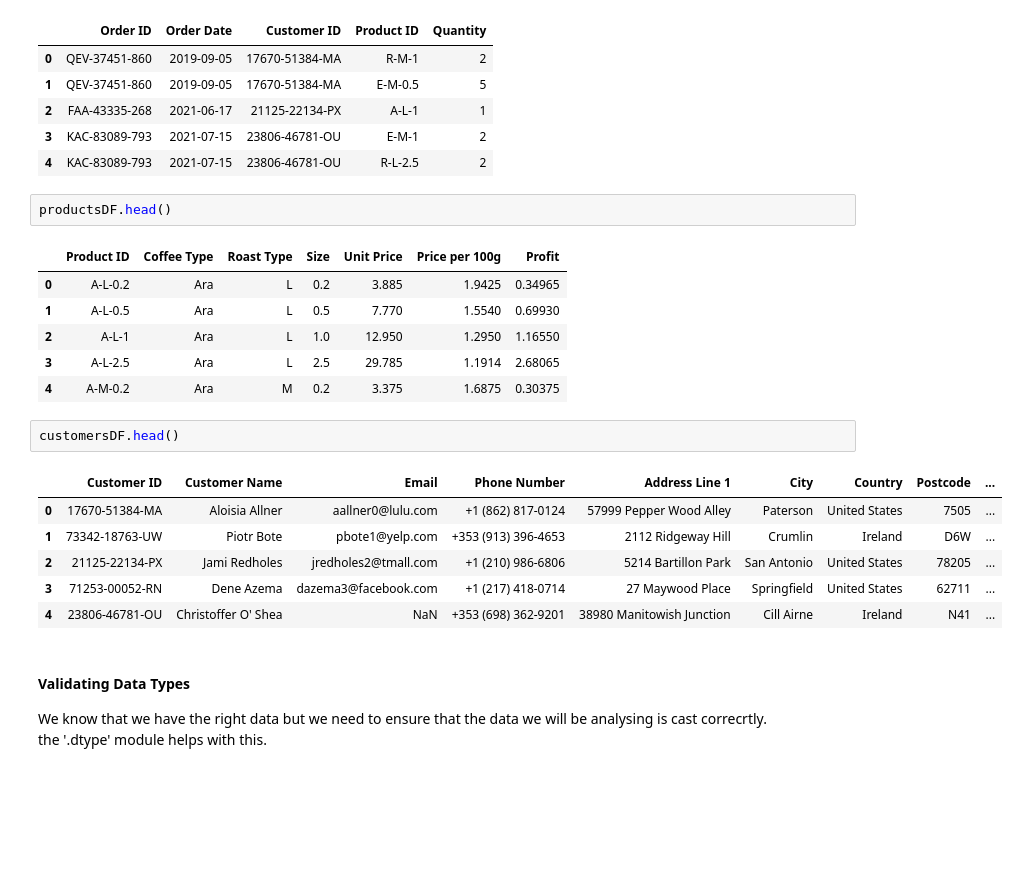
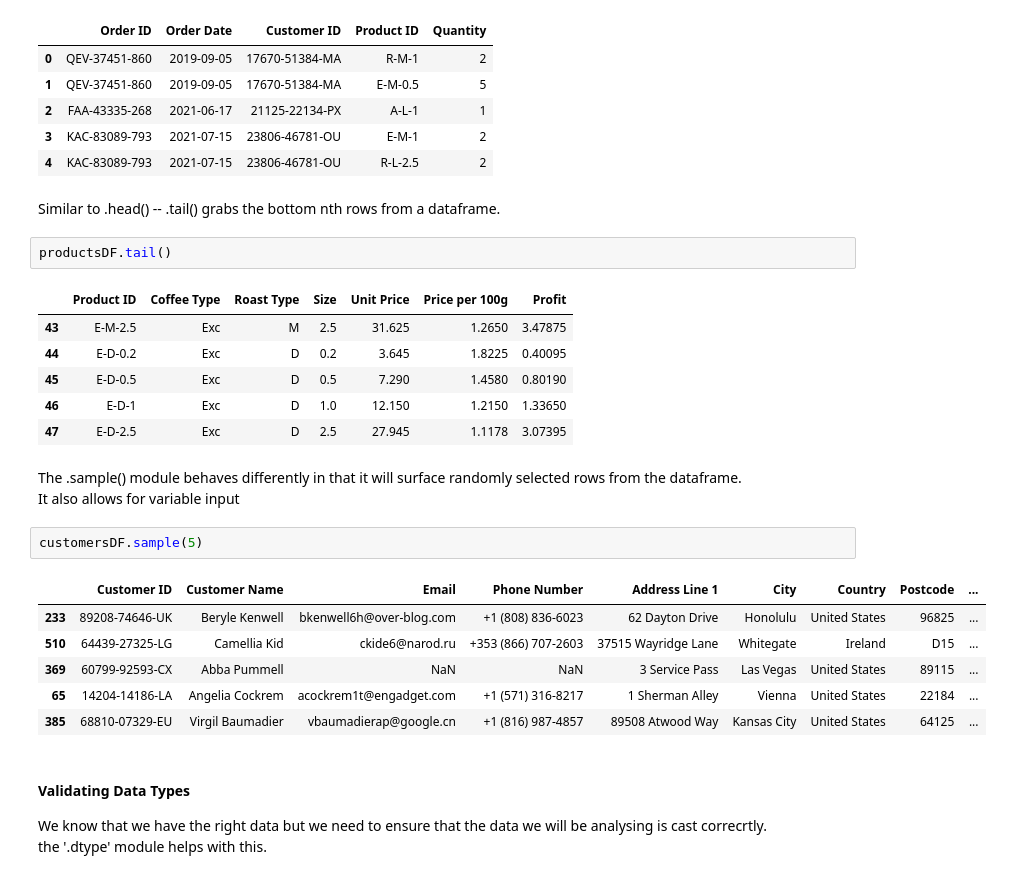
Before and after one commit to Mhinolv/Coffee-Shop, a Jupyter notebook: Python/Pandas Playground.ipynb, the cells around one changed output. Cells and saved outputs as stored; diff of their text form; blank space fills up the shorter version.

Commit message:
adding Pandas cheatsheet; added info(), describe() and sample() to Pandas Playground

```diff
--- a/Python/Pandas Playground.ipynb
+++ b/Python/Pandas Playground.ipynb
@@ -34,24 +38,29 @@ ordersDF.head()
 | 2 | FAA-43335-268 | 2021-06-17 | 21125-22134-PX | A-L-1 | 1 |
 | 3 | KAC-83089-793 | 2021-07-15 | 23806-46781-OU | E-M-1 | 2 |
 | 4 | KAC-83089-793 | 2021-07-15 | 23806-46781-OU | R-L-2.5 | 2 |
+# %% [markdown]
+Similar to .head() -- .tail() grabs the bottom nth rows from a dataframe.
 # %%
-productsDF.head()
+productsDF.tail()
 # %% [output]
 |  | Product ID | Coffee Type | Roast Type | Size | Unit Price | Price per 100g | Profit |
-| 0 | A-L-0.2 | Ara | L | 0.2 | 3.885 | 1.9425 | 0.34965 |
-| 1 | A-L-0.5 | Ara | L | 0.5 | 7.770 | 1.5540 | 0.69930 |
-| 2 | A-L-1 | Ara | L | 1.0 | 12.950 | 1.2950 | 1.16550 |
-| 3 | A-L-2.5 | Ara | L | 2.5 | 29.785 | 1.1914 | 2.68065 |
-| 4 | A-M-0.2 | Ara | M | 0.2 | 3.375 | 1.6875 | 0.30375 |
+| 43 | E-M-2.5 | Exc | M | 2.5 | 31.625 | 1.2650 | 3.47875 |
+| 44 | E-D-0.2 | Exc | D | 0.2 | 3.645 | 1.8225 | 0.40095 |
+| 45 | E-D-0.5 | Exc | D | 0.5 | 7.290 | 1.4580 | 0.80190 |
+| 46 | E-D-1 | Exc | D | 1.0 | 12.150 | 1.2150 | 1.33650 |
+| 47 | E-D-2.5 | Exc | D | 2.5 | 27.945 | 1.1178 | 3.07395 |
+# %% [markdown]
+The .sample() module behaves differently in that it will surface randomly selected rows from the dataframe. <br>
+It also allows for variable input
 # %%
-customersDF.head()
+customersDF.sample(5)
 # %% [output]
 |  | Customer ID | Customer Name | Email | Phone Number | Address Line 1 | City | Country | Postcode | ... |
-| 0 | 17670-51384-MA | Aloisia Allner | aallner0@lulu.com | +1 (862) 817-0124 | 57999 Pepper Wood Alley | Paterson | United States | 7505 | ... |
-| 1 | 73342-18763-UW | Piotr Bote | pbote1@yelp.com | +353 (913) 396-4653 | 2112 Ridgeway Hill | Crumlin | Ireland | D6W | ... |
-| 2 | 21125-22134-PX | Jami Redholes | jredholes2@tmall.com | +1 (210) 986-6806 | 5214 Bartillon Park | San Antonio | United States | 78205 | ... |
-| 3 | 71253-00052-RN | Dene Azema | dazema3@facebook.com | +1 (217) 418-0714 | 27 Maywood Place | Springfield | United States | 62711 | ... |
-| 4 | 23806-46781-OU | Christoffer O' Shea | NaN | +353 (698) 362-9201 | 38980 Manitowish Junction | Cill Airne | Ireland | N41 | ... |
+| 233 | 89208-74646-UK | Beryle Kenwell | bkenwell6h@over-blog.com | +1 (808) 836-6023 | 62 Dayton Drive | Honolulu | United States | 96825 | ... |
+| 510 | 64439-27325-LG | Camellia Kid | ckide6@narod.ru | +353 (866) 707-2603 | 37515 Wayridge Lane | Whitegate | Ireland | D15 | ... |
+| 369 | 60799-92593-CX | Abba Pummell | NaN | NaN | 3 Service Pass | Las Vegas | United States | 89115 | ... |
+| 65 | 14204-14186-LA | Angelia Cockrem | acockrem1t@engadget.com | +1 (571) 316-8217 | 1 Sherman Alley | Vienna | United States | 22184 | ... |
+| 385 | 68810-07329-EU | Virgil Baumadier | vbaumadierap@google.cn | +1 (816) 987-4857 | 89508 Atwood Way | Kansas City | United States | 64125 | ... |
 # %% [markdown]
 #### Validating Data Types
 We know that we have the right data but we need to ensure that the data we will be analysing is cast correcrtly. <br>
```
Also changed, not shown: parts of 5 cells of this notebook, 1 other file.
